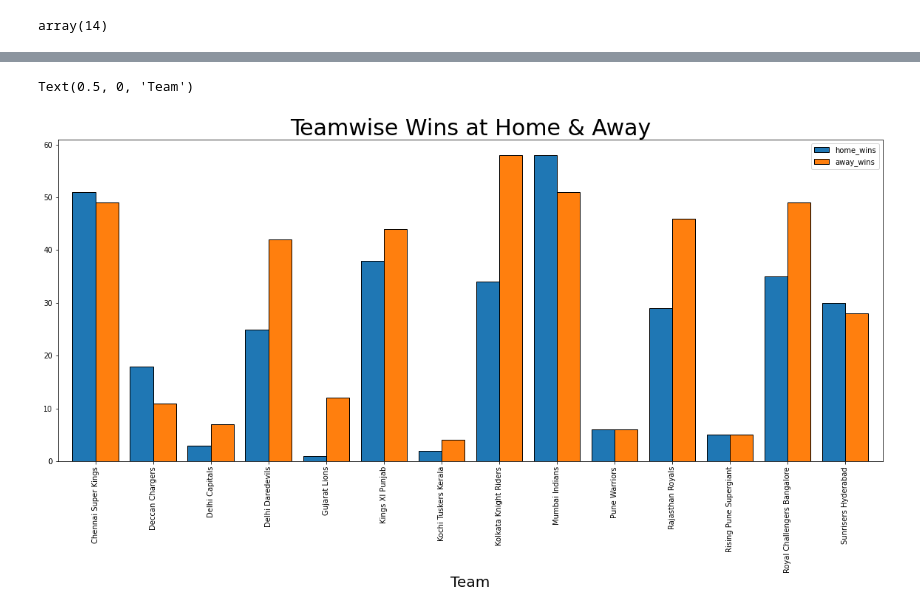
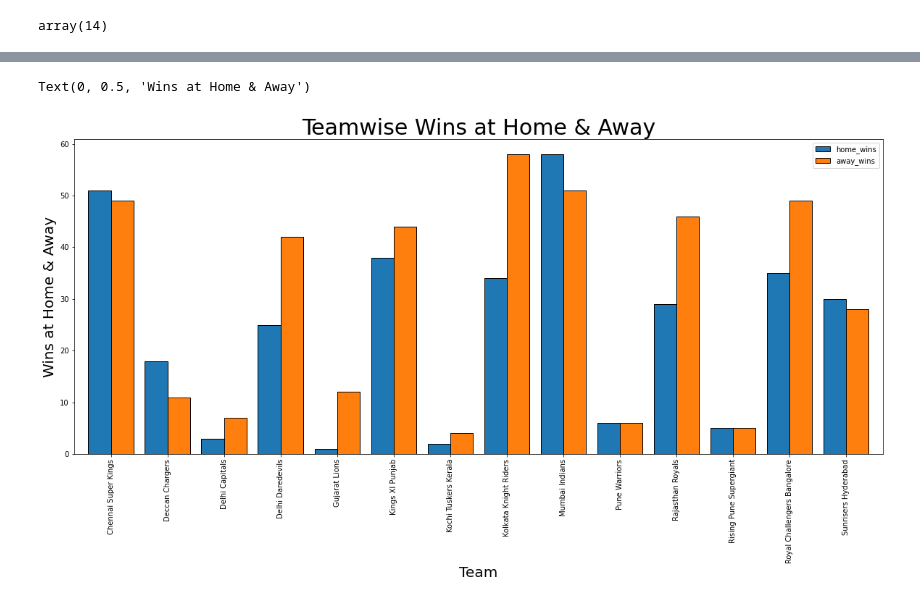
Before and after one commit to Pradip240/IPL-T20-Cricket-Analysis, a Jupyter notebook: Hrithik__IPL_T20_Cricket_Analysis_Capstone_Project.ipynb, the cells around one changed output, grey strips where cells are left out. Saved outputs shown, nothing was run; the diff lists cells and outputs as text; code cells hidden in the pictures.

Commit message:
Teamwise Wins at Home & Away

```diff
--- a/Hrithik__IPL_T20_Cricket_Analysis_Capstone_Project.ipynb
+++ b/Hrithik__IPL_T20_Cricket_Analysis_Capstone_Project.ipynb
@@ -138,18 +138,18 @@ Name: away_wins, dtype: int64
 # %%
 # Create the figure object
 qw = teamwise_home_and_away_df.groupby(['team'])[['home_wins','away_wins']].mean().plot.bar(
     width=0.8,
     linewidth= 1,
     edgecolor='black',
     figsize = (20,8),
     fontsize = 10,
 )
 
 qw.set_title("Teamwise Wins at Home & Away", fontsize = 30)
 
 # Set x-labels
 qw.set_xlabel("Team", fontsize = 20)
-# ax.set_ylabel("Wins at Home & Away", fontsize = 20)
+qw.set_ylabel("Wins at Home & Away", fontsize = 20)
 # %% [output]
-Text(0.5, 0, 'Team')
+Text(0, 0.5, 'Wins at Home & Away')
-[figure, old version]
+[figure, new version]
```
